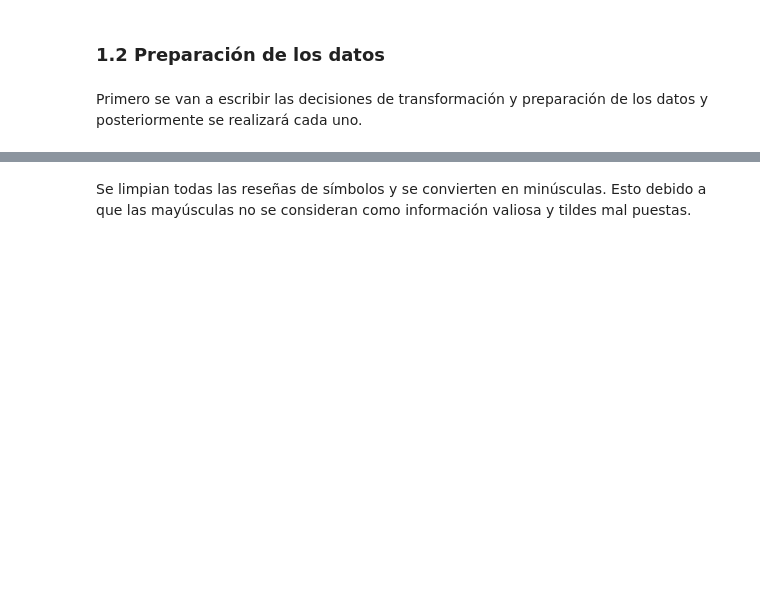
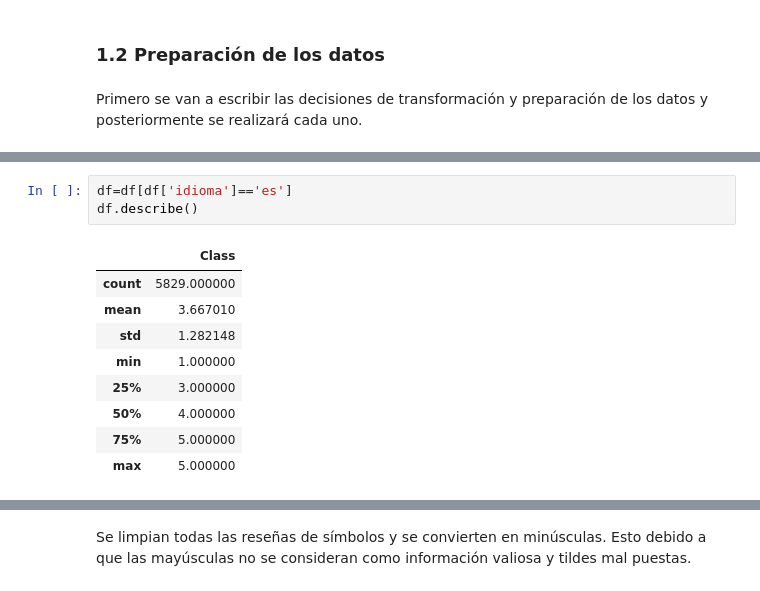
Before and after one commit to BI-Grupo36/Proyecto1_Etapa1, a Jupyter notebook: Proyecto1_Etapa1.ipynb, the cells around one changed output, grey strips where cells are left out. Saved outputs shown, nothing was run; the diff lists cells and outputs as text; blank space fills up the shorter version.

```diff
--- a/Proyecto1_Etapa1.ipynb
+++ b/Proyecto1_Etapa1.ipynb
@@ -144 +238,14 @@ Primero se van a escribir las decisiones de transformación y preparación de lo
+# %%
+df=df[df['idioma']=='es']
+df.describe()
+# %% [output]
+|  | Class |
+| count | 5829.000000 |
+| mean | 3.667010 |
+| std | 1.282148 |
+| min | 1.000000 |
+| 25% | 3.000000 |
+| 50% | 4.000000 |
+| 75% | 5.000000 |
+| max | 5.000000 |
 # %% [markdown]
```
Also changed, not shown: parts of 69 cells of this notebook.
